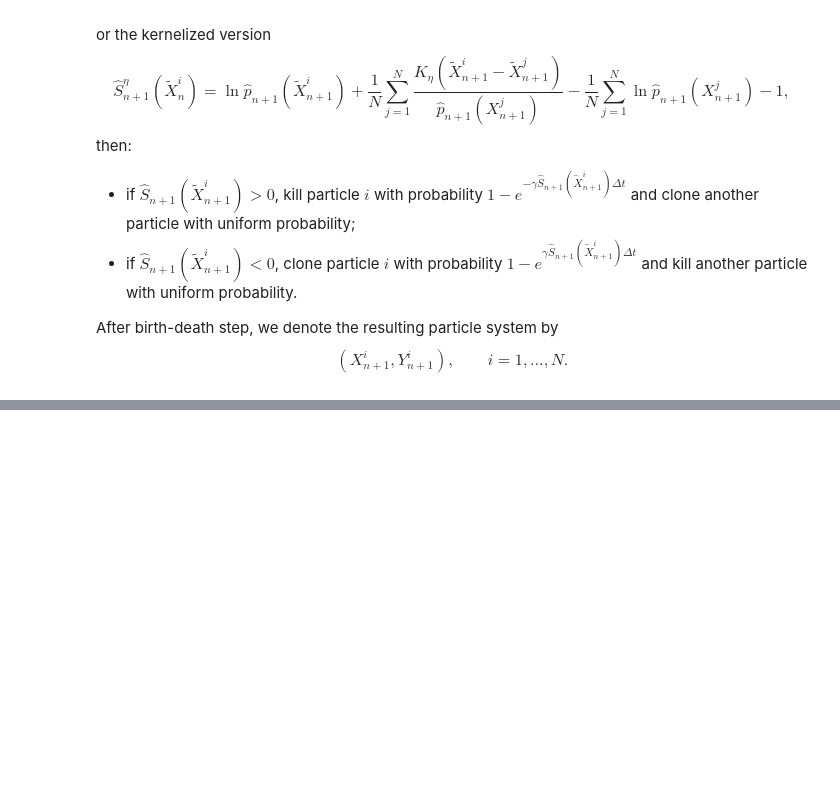
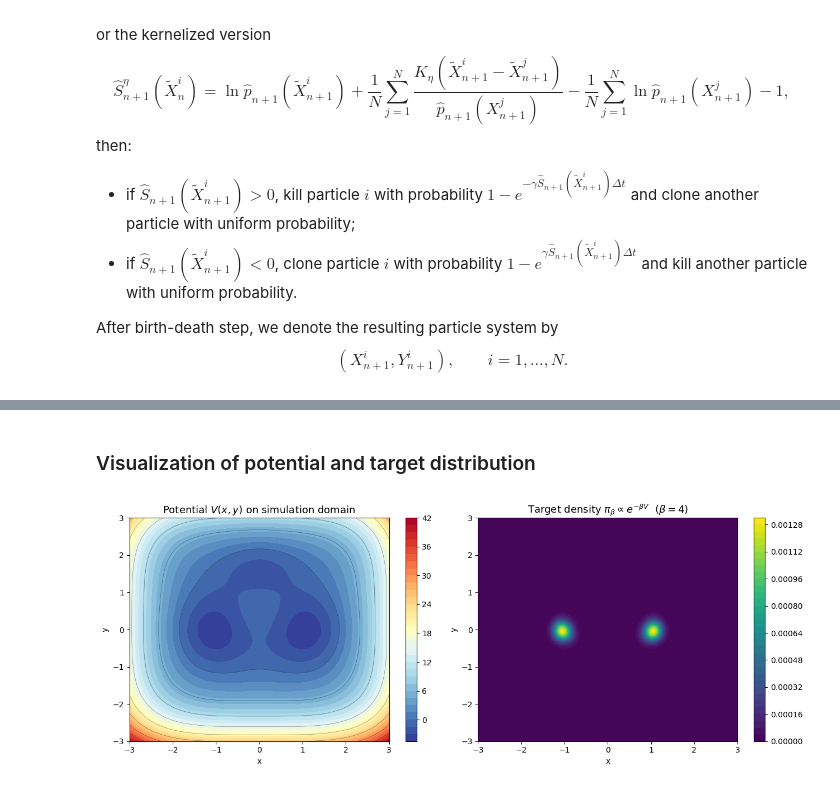
Before and after one commit to zheyuanlai/WFR-ABF, a Jupyter notebook: WFRABF.ipynb, the cells around one changed output, grey strips where cells are left out. Saved outputs shown, nothing was run; the diff lists cells and outputs as text; code cells hidden in the pictures; blank space fills up the shorter version.

Commit message:
init simulation code

```diff
--- a/WFRABF.ipynb
+++ b/WFRABF.ipynb
@@ -121,0 +237,29 @@ $$(X_{n+1}^i, Y_{n+1}^i), \qquad i = 1, \ldots, N.$$
+# %% [markdown]
+### Visualization of potential and target distribution
+# %%
+xg = np.linspace(ZMIN, ZMAX, 300)
+yg = np.linspace(YMIN, YMAX, 300)
+XX, YY = np.meshgrid(xg, yg)
+
+VV      = V(XX, YY)
+pi_beta = np.exp(-beta * VV)
+pi_beta /= pi_beta.sum()
+
+fig, axes = plt.subplots(1, 2, figsize=(13, 5))
+
+c0 = axes[0].contourf(XX, YY, VV, levels=40, cmap='RdYlBu_r')
+axes[0].contour(XX, YY, VV, levels=10, colors='k', linewidths=0.4, alpha=0.5)
+plt.colorbar(c0, ax=axes[0])
+axes[0].set_title(r"Potential $V(x,y)$ on simulation domain", fontsize=13)
+axes[0].set_xlabel("x"); axes[0].set_ylabel("y")
+
+c1 = axes[1].contourf(XX, YY, pi_beta, levels=40, cmap='viridis')
+plt.colorbar(c1, ax=axes[1])
+axes[1].set_title(r"Target density $\pi_\beta \propto e^{-\beta V}$  ($\beta=%g$)" % beta,
+                  fontsize=13)
+axes[1].set_xlabel("x"); axes[1].set_ylabel("y")
+
+plt.tight_layout()
+plt.show()
+# %% [output]
+[figure, added]
```
Also changed, not shown: parts of 26 cells of this notebook.
